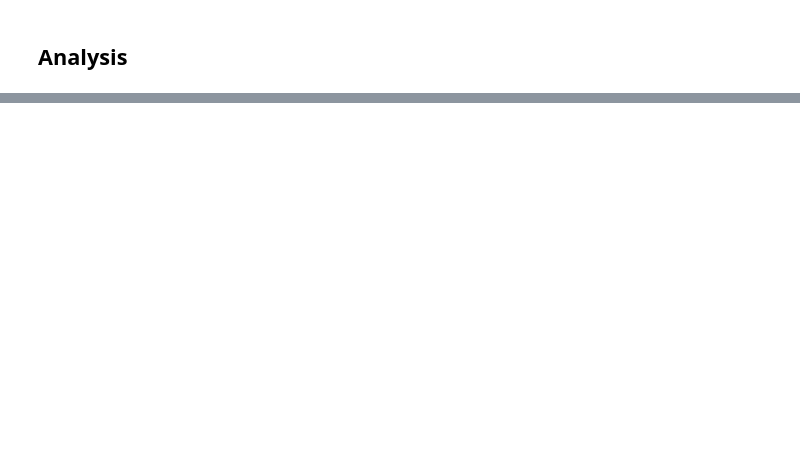
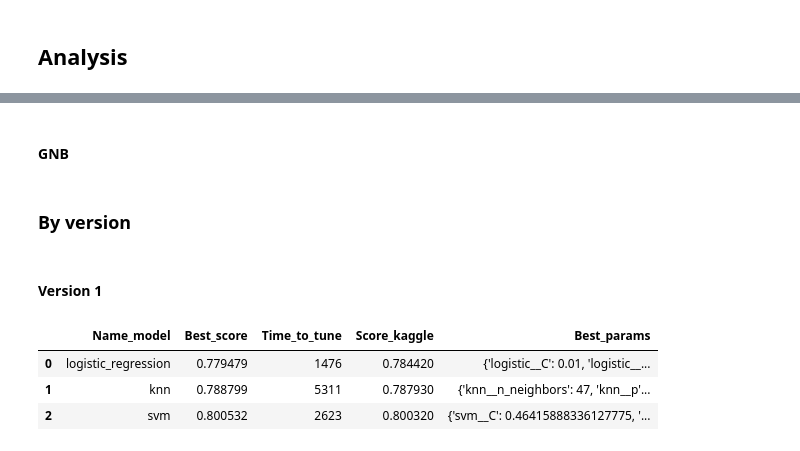
Before and after one commit to Kevin-Guyard/Titanic_Spaceship, a Jupyter notebook: Notebook.ipynb, the cells around one changed output, grey strips where cells are left out. Saved outputs shown, nothing was run; the diff lists cells and outputs as text; code cells hidden in the pictures; blank space fills up the shorter version.

```diff
--- a/Notebook.ipynb
+++ b/Notebook.ipynb
@@ -736,3 +954,5 @@ df_results.style.apply(lambda row: ['background-color: yellow'] * df_results.sha
 |  | Version | Description | Best_score | Time_to_tune | Score_kaggle | Best_params |
 | 0 | 01 | Basic feature | 0.800532 | 2623 | 0.800320 | {'svm__C': 0.46415888336127775, '... |
 | 1 | 02 | Basic feature with feature select... | 0.801222 | 307954 | 0.798920 | {'feature_selection__k': 20, 'svm... |
+# %% [markdown]
+#### GNB
@@ -738,0 +981,33 @@ df_results.style.apply(lambda row: ['background-color: yellow'] * df_results.sha
+# %% [markdown]
+### By version
+# %%
+COLUMNS = ["Name_model", "Best_score", "Time_to_tune", "Score_kaggle", "Best_params"]
+MODELS = ["logistic_regression", "knn", "svm", "gnb"]
+# %% [markdown]
+#### Version 1
+# %%
+df_results = pd.DataFrame(columns=COLUMNS)
+NAME_VERSION = "01"
+
+for model in MODELS:
+
+    if os.path.exists(os.path.join(REPO_MODEL, model + "__v" + NAME_VERSION + ".json")):
+        with open(os.path.join(REPO_MODEL, model + "__v" + NAME_VERSION + ".json"), "r") as file:
+            data = json.load(file)
+        df_results = pd.concat([
+            df_results,
+            pd.DataFrame({
+                "Name_model": [model],
+                "Best_score": [data["best_score"]],
+                "Time_to_tune": [int(data["time_to_tune"])],
+                "Score_kaggle": [data["score_kaggle"]],
+                "Best_params": [data["best_params"]],
+            })])
+
+df_results.reset_index(inplace=True, drop=True)
+df_results.style.apply(lambda row: ['background-color: yellow'] * df_results.shape[1] if row.Best_score == max(df_results.Best_score) else ['background-color: white'] * df_results.shape[1], axis=1)
+# %% [output]
+|  | Name_model | Best_score | Time_to_tune | Score_kaggle | Best_params |
+| 0 | logistic_regression | 0.779479 | 1476 | 0.784420 | {'logistic__C': 0.01, 'logistic__... |
+| 1 | knn | 0.788799 | 5311 | 0.787930 | {'knn__n_neighbors': 47, 'knn__p'... |
+| 2 | svm | 0.800532 | 2623 | 0.800320 | {'svm__C': 0.46415888336127775, '... |
```
Also changed, not shown: parts of 57 cells of this notebook, 36 other files.
